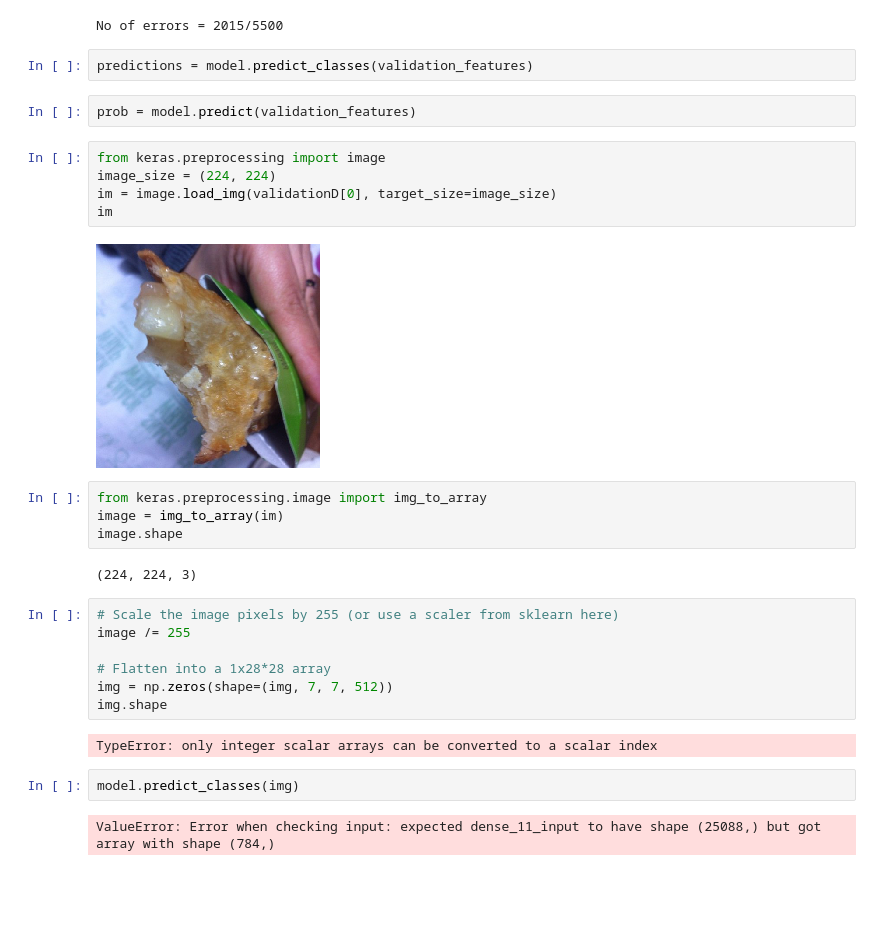
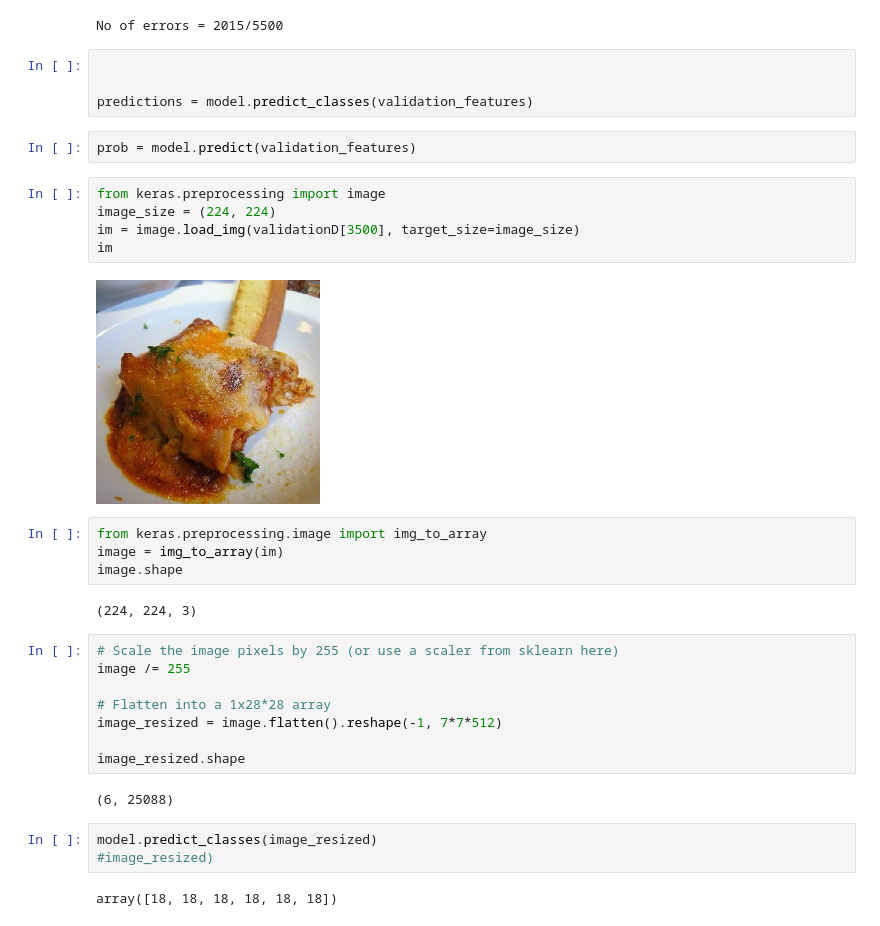
Before and after one commit to madhavi-r/FoodFinder-Project3, a Jupyter notebook: Group Project 3 - Food Stuff.ipynb, the cells around one changed output. Cells and saved outputs as stored; diff of their text form; blank space fills up the shorter version.

Commit message:
added method to test photos with model

```diff
--- a/Group Project 3 - Food Stuff.ipynb
+++ b/Group Project 3 - Food Stuff.ipynb
@@ -282,16 +316,18 @@ print("No of errors = {}/{}".format(len(errors),nVal))
 # %% [output]
 No of errors = 2015/5500
 # %%
+
+
 predictions = model.predict_classes(validation_features)
 # %%
 prob = model.predict(validation_features)
 # %%
 from keras.preprocessing import image
 image_size = (224, 224)
-im = image.load_img(validationD[0], target_size=image_size)
+im = image.load_img(validationD[3500], target_size=image_size)
 im
 # %% [output]
-[figure, old version]
+[figure, new version]
 # %%
 from keras.preprocessing.image import img_to_array
 image = img_to_array(im)
@@ -303,11 +339,13 @@ image.shape
 image /= 255
 
 # Flatten into a 1x28*28 array
-img = np.zeros(shape=(img, 7, 7, 512))
-img.shape
+image_resized = image.flatten().reshape(-1, 7*7*512)
+
+image_resized.shape
 # %% [output]
-TypeError: only integer scalar arrays can be converted to a scalar index
+(6, 25088)
 # %%
-model.predict_classes(img)
+model.predict_classes(image_resized)
+#image_resized)
 # %% [output]
-ValueError: Error when checking input: expected dense_11_input to have shape (25088,) but got array with shape (784,)
+array([18, 18, 18, 18, 18, 18])
```
Also changed, not shown: parts of 7 cells of this notebook.
